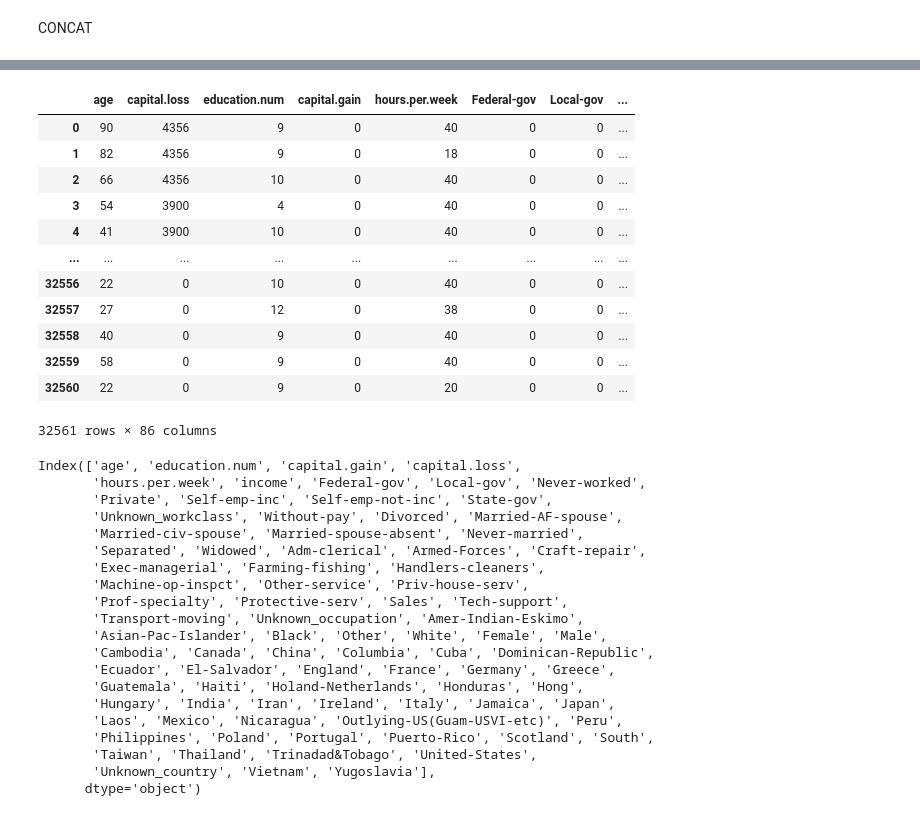
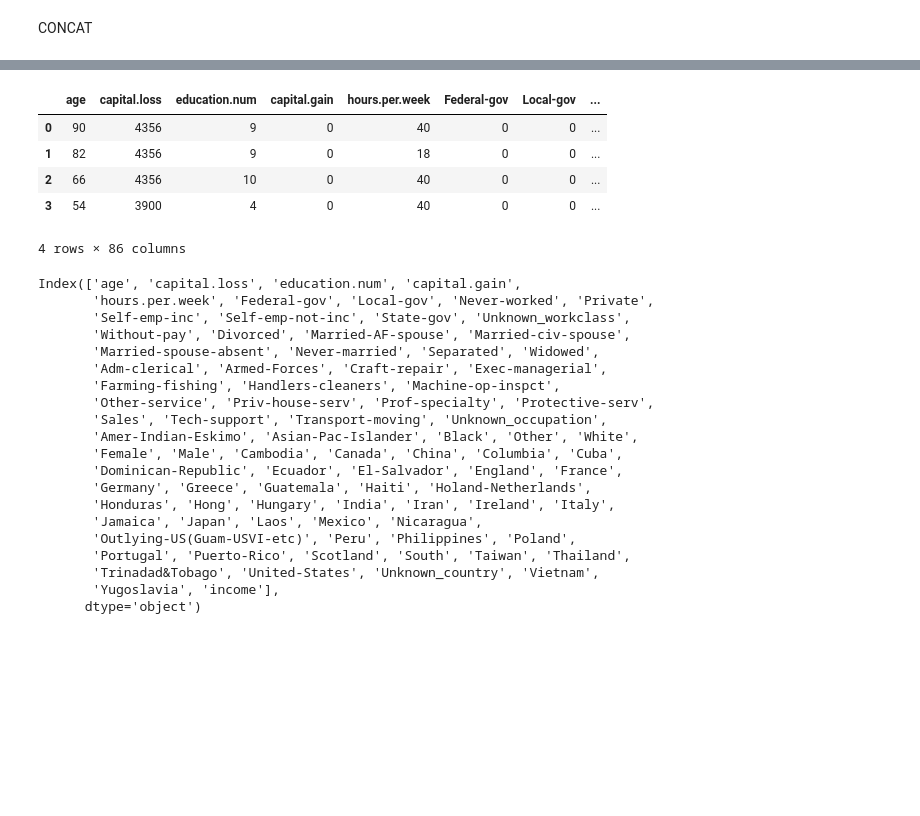
Before and after one commit to istepka/MCSECE, a Jupyter notebook: src/feature_eng_adult.ipynb, the cells around one changed output, grey strips where cells are left out. Drawn from its saved outputs; the diff is of its cells as text; code cells hidden in the pictures; blank space fills up the shorter version.

```diff
--- a/src/feature_eng_adult.ipynb
+++ b/src/feature_eng_adult.ipynb
@@ -328,50 +328,44 @@ dtypes: int64(5), object(1), uint8(80)
 memory usage: 4.0+ MB
 # %%
 import json
-columns_order = list((set(final_df.columns) - set(categorical_columns_final) - set(['income']))) + categorical_columns_final + ['income']
+columns_order = list((set(final_df.columns) - set(categorical_columns_final) - set(['income']))) + categorical_columns_final
 
 
 with open('../data/adult_constraints.json', 'w') as f:
     constraints_on_features['features_order'] = columns_order
     json.dump(constraints_on_features, f)
 # %%
-final_df = final_df[columns_order]
+final_df = final_df[columns_order + ['income']]
+final_df.head(4)
 # %% [output]
 |  | age | capital.loss | education.num | capital.gain | hours.per.week | Federal-gov | Local-gov | ... |
 | 0 | 90 | 4356 | 9 | 0 | 40 | 0 | 0 | ... |
 | 1 | 82 | 4356 | 9 | 0 | 18 | 0 | 0 | ... |
 | 2 | 66 | 4356 | 10 | 0 | 40 | 0 | 0 | ... |
 | 3 | 54 | 3900 | 4 | 0 | 40 | 0 | 0 | ... |
-| 4 | 41 | 3900 | 10 | 0 | 40 | 0 | 0 | ... |
-| ... | ... | ... | ... | ... | ... | ... | ... | ... |
-| 32556 | 22 | 0 | 10 | 0 | 40 | 0 | 0 | ... |
-| 32557 | 27 | 0 | 12 | 0 | 38 | 0 | 0 | ... |
-| 32558 | 40 | 0 | 9 | 0 | 40 | 0 | 0 | ... |
-| 32559 | 58 | 0 | 9 | 0 | 40 | 0 | 0 | ... |
-| 32560 | 22 | 0 | 9 | 0 | 20 | 0 | 0 | ... |
-32561 rows × 86 columns
+4 rows × 86 columns
 # %%
 final_df.to_csv('../data/adult_cleaned.csv', index=False)
 # %%
 final_df.columns
 # %% [output]
-Index(['age', 'education.num', 'capital.gain', 'capital.loss',
-       'hours.per.week', 'income', 'Federal-gov', 'Local-gov', 'Never-worked',
-       'Private', 'Self-emp-inc', 'Self-emp-not-inc', 'State-gov',
-       'Unknown_workclass', 'Without-pay', 'Divorced', 'Married-AF-spouse',
-       'Married-civ-spouse', 'Married-spouse-absent', 'Never-married',
-       'Separated', 'Widowed', 'Adm-clerical', 'Armed-Forces', 'Craft-repair',
-       'Exec-managerial', 'Farming-fishing', 'Handlers-cleaners',
-       'Machine-op-inspct', 'Other-service', 'Priv-house-serv',
-       'Prof-specialty', 'Protective-serv', 'Sales', 'Tech-support',
-       'Transport-moving', 'Unknown_occupation', 'Amer-Indian-Eskimo',
-       'Asian-Pac-Islander', 'Black', 'Other', 'White', 'Female', 'Male',
-       'Cambodia', 'Canada', 'China', 'Columbia', 'Cuba', 'Dominican-Republic',
-       'Ecuador', 'El-Salvador', 'England', 'France', 'Germany', 'Greece',
-       'Guatemala', 'Haiti', 'Holand-Netherlands', 'Honduras', 'Hong',
-       'Hungary', 'India', 'Iran', 'Ireland', 'Italy', 'Jamaica', 'Japan',
-       'Laos', 'Mexico', 'Nicaragua', 'Outlying-US(Guam-USVI-etc)', 'Peru',
-       'Philippines', 'Poland', 'Portugal', 'Puerto-Rico', 'Scotland', 'South',
-       'Taiwan', 'Thailand', 'Trinadad&Tobago', 'United-States',
-       'Unknown_country', 'Vietnam', 'Yugoslavia'],
+Index(['age', 'capital.loss', 'education.num', 'capital.gain',
+       'hours.per.week', 'Federal-gov', 'Local-gov', 'Never-worked', 'Private',
+       'Self-emp-inc', 'Self-emp-not-inc', 'State-gov', 'Unknown_workclass',
+       'Without-pay', 'Divorced', 'Married-AF-spouse', 'Married-civ-spouse',
+       'Married-spouse-absent', 'Never-married', 'Separated', 'Widowed',
+       'Adm-clerical', 'Armed-Forces', 'Craft-repair', 'Exec-managerial',
+       'Farming-fishing', 'Handlers-cleaners', 'Machine-op-inspct',
+       'Other-service', 'Priv-house-serv', 'Prof-specialty', 'Protective-serv',
+       'Sales', 'Tech-support', 'Transport-moving', 'Unknown_occupation',
+       'Amer-Indian-Eskimo', 'Asian-Pac-Islander', 'Black', 'Other', 'White',
+       'Female', 'Male', 'Cambodia', 'Canada', 'China', 'Columbia', 'Cuba',
+       'Dominican-Republic', 'Ecuador', 'El-Salvador', 'England', 'France',
+       'Germany', 'Greece', 'Guatemala', 'Haiti', 'Holand-Netherlands',
+       'Honduras', 'Hong', 'Hungary', 'India', 'Iran', 'Ireland', 'Italy',
+       'Jamaica', 'Japan', 'Laos', 'Mexico', 'Nicaragua',
+       'Outlying-US(Guam-USVI-etc)', 'Peru', 'Philippines', 'Poland',
+       'Portugal', 'Puerto-Rico', 'Scotland', 'South', 'Taiwan', 'Thailand',
+       'Trinadad&Tobago', 'United-States', 'Unknown_country', 'Vietnam',
+       'Yugoslavia', 'income'],
       dtype='object')
```
Also changed, not shown: 20 other files.
